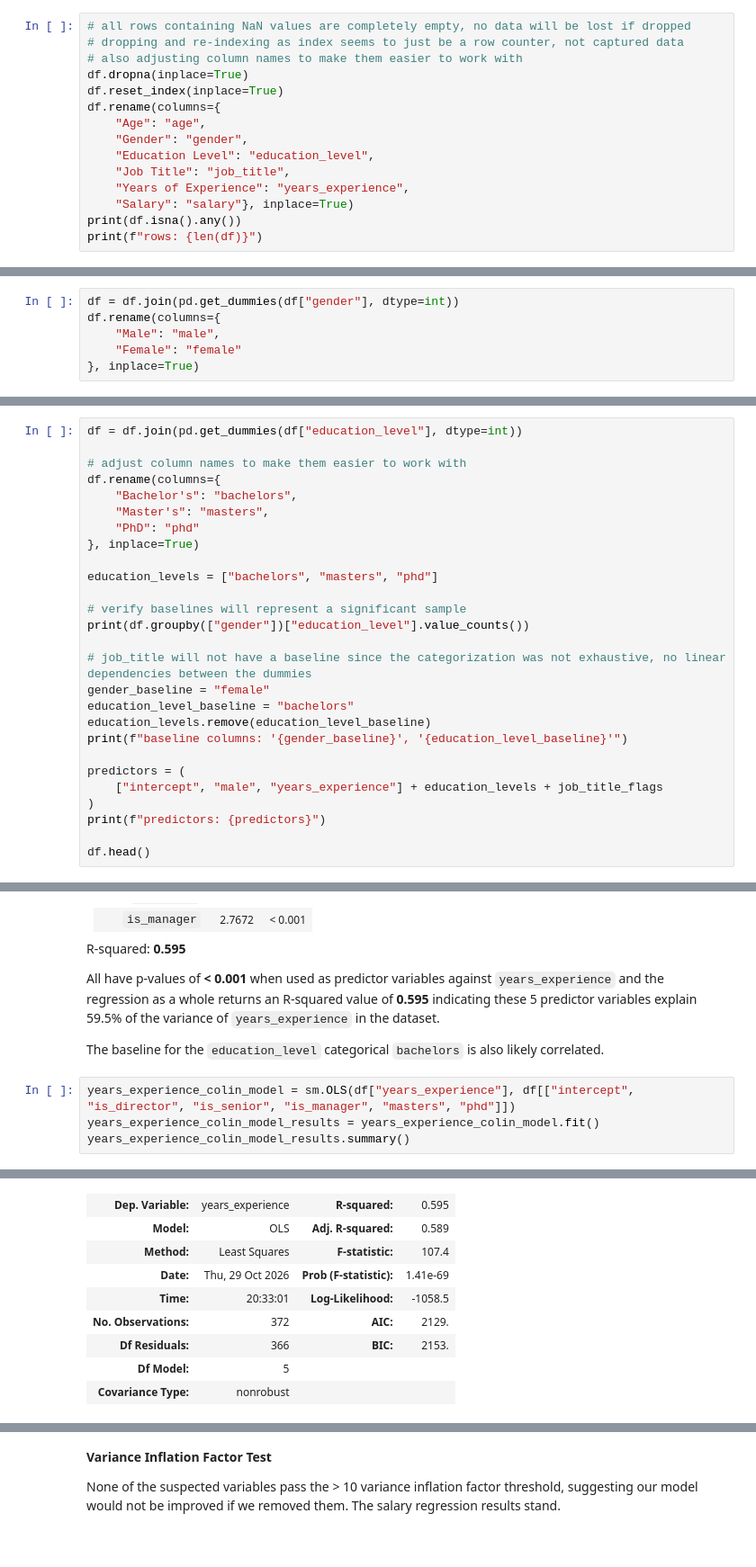
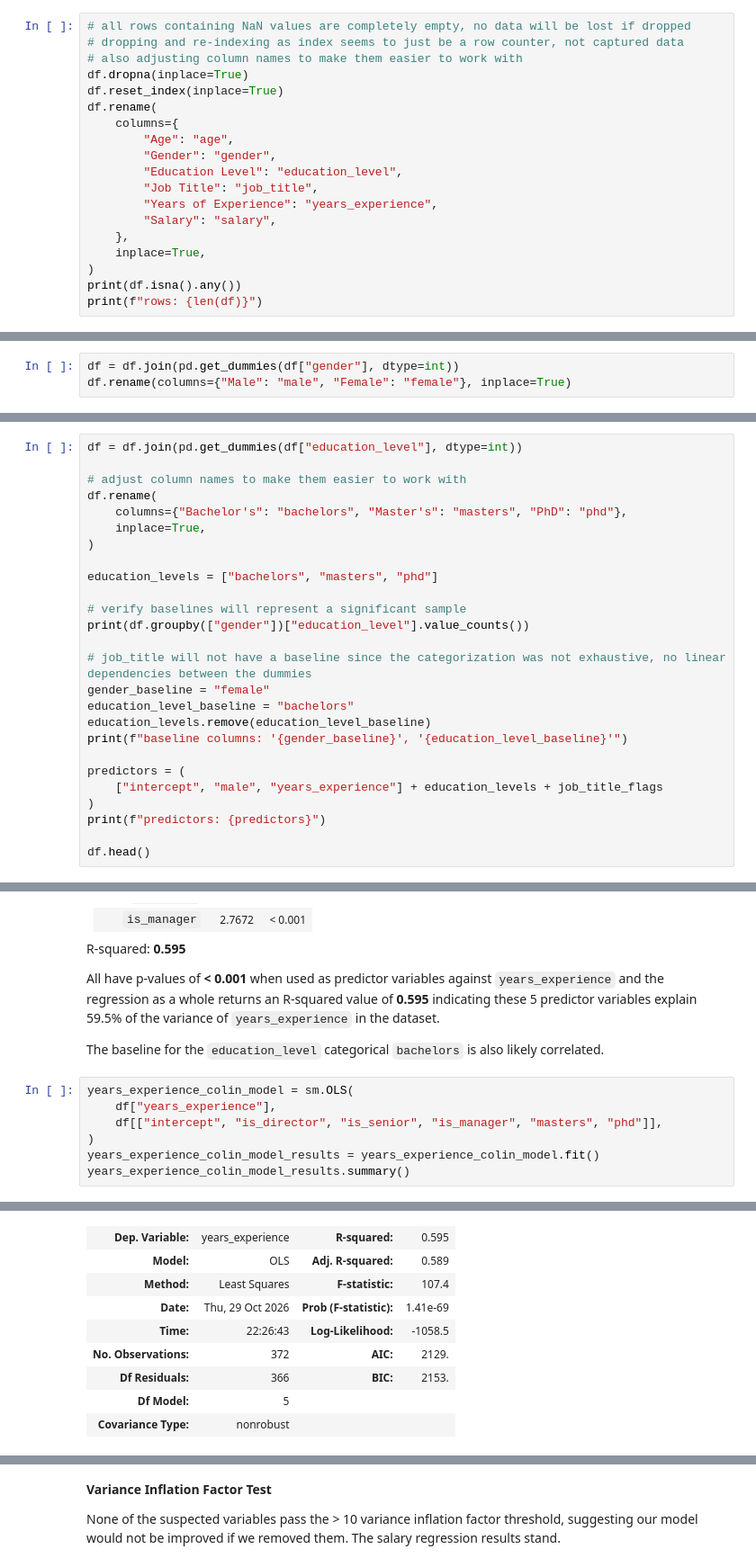
Before and after one commit to mhaddock/udacity_coursework, a Jupyter notebook: statistics_for_data_analysis/projects/model_salary_data_with_linear_regression/salary_prediction_project.ipynb, the cells around one changed output, grey strips where cells are left out. Shown at 90% size. Saved outputs shown, nothing was run; the diff lists cells and outputs as text.

```diff
--- a/statistics_for_data_analysis/projects/model_salary_data_with_linear_regression/salary_prediction_project.ipynb
+++ b/statistics_for_data_analysis/projects/model_salary_data_with_linear_regression/salary_prediction_project.ipynb
@@ -76,13 +76,17 @@ dtype: bool
 # also adjusting column names to make them easier to work with
 df.dropna(inplace=True)
 df.reset_index(inplace=True)
-df.rename(columns={
-    "Age": "age",
-    "Gender": "gender",
-    "Education Level": "education_level",
-    "Job Title": "job_title",
-    "Years of Experience": "years_experience",
-    "Salary": "salary"}, inplace=True)
+df.rename(
+    columns={
+        "Age": "age",
+        "Gender": "gender",
+        "Education Level": "education_level",
+        "Job Title": "job_title",
+        "Years of Experience": "years_experience",
+        "Salary": "salary",
+    },
+    inplace=True,
+)
 print(df.isna().any())
 print(f"rows: {len(df)}")
 # %% [output]
@@ -439,10 +434,7 @@ plt.show()
 `e)` Create a flag for gender where 1 is if a person is male and 0 if the person is not.
 # %%
 df = df.join(pd.get_dummies(df["gender"], dtype=int))
-df.rename(columns={
-    "Male": "male",
-    "Female": "female"
-}, inplace=True)
+df.rename(columns={"Male": "male", "Female": "female"}, inplace=True)
 # %% [markdown]
 `f)` Use statsmodels to fit a linear model to predict salary using each of the features from `a-e`.  These include:
 * Gender
@@ -453,11 +445,10 @@ df.rename(columns={
 df = df.join(pd.get_dummies(df["education_level"], dtype=int))
 
 # adjust column names to make them easier to work with
-df.rename(columns={
-    "Bachelor's": "bachelors",
-    "Master's": "masters",
-    "PhD": "phd"
-}, inplace=True)
+df.rename(
+    columns={"Bachelor's": "bachelors", "Master's": "masters", "PhD": "phd"},
+    inplace=True,
+)
 
 education_levels = ["bachelors", "masters", "phd"]
 
@@ -748,16 +744,19 @@ All have p-values of __< 0.001__ when used as predictor variables against `years
 
 The baseline for the `education_level` categorical `bachelors` is also likely correlated.
 # %%
-years_experience_colin_model = sm.OLS(df["years_experience"], df[["intercept", "is_director", "is_senior", "is_manager", "masters", "phd"]])
+years_experience_colin_model = sm.OLS(
+    df["years_experience"],
+    df[["intercept", "is_director", "is_senior", "is_manager", "masters", "phd"]],
+)
 years_experience_colin_model_results = years_experience_colin_model.fit()
 years_experience_colin_model_results.summary()
 # %% [output]
 OLS Regression Results
 | Dep. Variable: | years_experience | R-squared: | 0.595 |
 | Model: | OLS | Adj. R-squared: | 0.589 |
 | Method: | Least Squares | F-statistic: | 107.4 |
 | Date: | Thu, 29 Oct 2026 | Prob (F-statistic): | 1.41e-69 |
-| Time: | 20:33:01 | Log-Likelihood: | -1058.5 |
+| Time: | 22:26:43 | Log-Likelihood: | -1058.5 |
 | No. Observations: | 372 | AIC: | 2129. |
 | Df Residuals: | 366 | BIC: | 2153. |
 | Df Model: | 5 |  |  |
```
Also changed, not shown: parts of 13 cells of this notebook.
